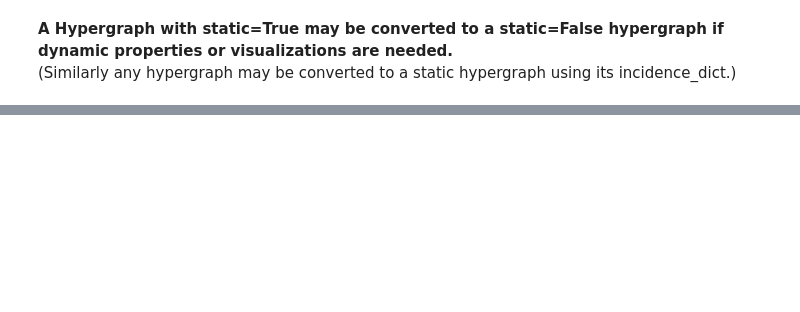
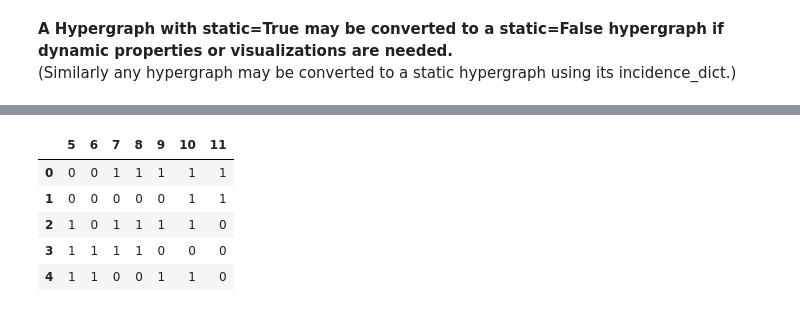
Before and after one commit to pnnl/HyperNetX, a Jupyter notebook: tutorials/Tutorial 6 - Static Hypergraphs and Entities.ipynb, the cells around one changed output, grey strips where cells are left out. Saved outputs shown, nothing was run; the diff lists cells and outputs as text; code cells hidden in the pictures; blank space fills up the shorter version.

Commit message:
updated for sparse tensor format. still need testing on static hypergraph constructors, and collapsing.

```diff
--- a/tutorials/Tutorial 6 - New static hypergraphs-Copy1.ipynb
+++ b/tutorials/Tutorial 6 - Static Hypergraphs and Entities.ipynb
@@ -479 +435,9 @@ e = hnx.StaticEntitySet(entity={'I': {'K', 'T2'},
+# %%
+import networkx as nx
+from networkx.algorithms import bipartite
+RB = bipartite.random_graph(5, 7, 0.5)
+RB_top = {n for n, d in RB.nodes(data=True) if d["bipartite"] == 0}
+RB_bottom = set(RB) - RB_top
+# %%
+HB = hnx.Hypergraph.from_bipartite(RB,static=True)
 # %%
@@ -482,0 +461,9 @@ e.data
+# %%
+HB.dataframe()
+# %% [output]
+|  | 5 | 6 | 7 | 8 | 9 | 10 | 11 |
+| 0 | 0 | 0 | 1 | 1 | 1 | 1 | 1 |
+| 1 | 0 | 0 | 0 | 0 | 0 | 1 | 1 |
+| 2 | 1 | 0 | 1 | 1 | 1 | 1 | 0 |
+| 3 | 1 | 1 | 1 | 1 | 0 | 0 | 0 |
+| 4 | 1 | 1 | 0 | 0 | 1 | 1 | 0 |
```
Also changed, not shown: parts of 36 cells of this notebook, 5 other files.
